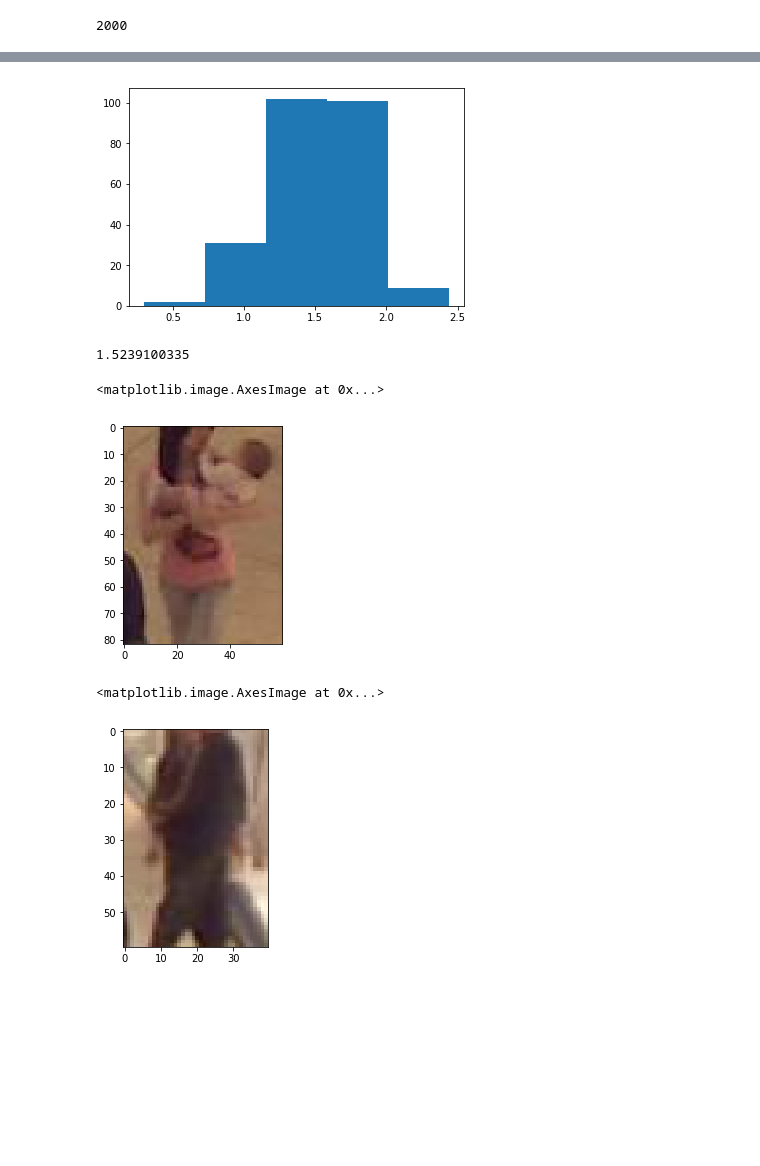
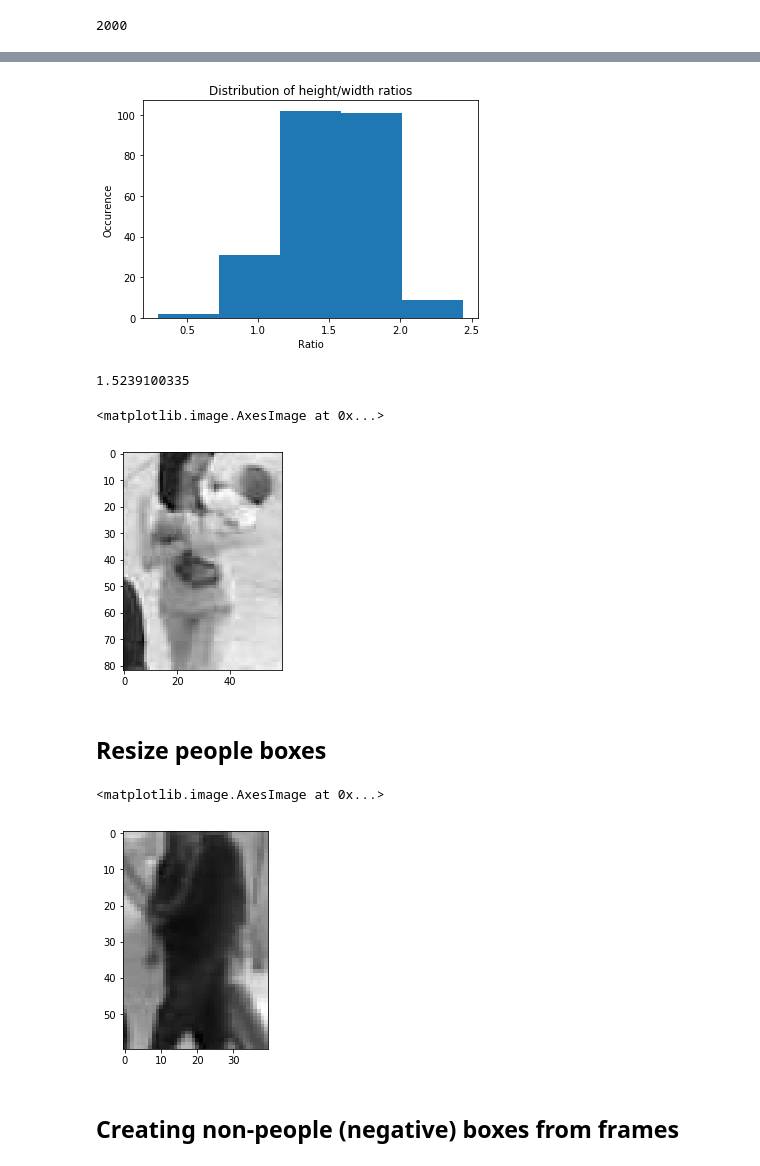
Before and after one commit to KarineMellata/ECSE415_FinalProject, a Jupyter notebook: Part2.ipynb, the cells around one changed output, grey strips where cells are left out. Saved outputs shown, nothing was run; the diff lists cells and outputs as text; code cells hidden in the pictures; blank space fills up the shorter version.

```diff
--- a/Part2.ipynb
+++ b/Part2.ipynb
@@ -31,7 +33,7 @@ def read_image(number, display=False):
     img = cv2.imread(path, cv2.IMREAD_UNCHANGED)
     img = cv2.cvtColor(img, cv2.COLOR_BGR2GRAY)
     if display:
-        plt.imshow(img)
+        plt.imshow(img, cmap='gray')
     return img
 
 read_image(22, display=True)
@@ -65,10 +59,10 @@ print(len(frames))
 # %%
 people_boxes = genfromtxt('./people_rectangles.csv', dtype=int, delimiter=',', skip_header=1)
 # %%
-list_boxes = []
+list_people_boxes = []
 for b in people_boxes:
     idx, x, y, w, h = b
     img = frames[idx-1]
     cropped_img = img[y:y+h,x:x+w]
-    list_boxes.append(cropped_img)
+    list_people_boxes.append(cropped_img)
 # %%
@@ -90,18 +90,23 @@ print(mean(width))
 # %%
 # Shape distribution
 # Maping 100 height to width ratio
-ratios = [(float) (list_boxes[i].shape[0])/(list_boxes[i].shape[1]) for i in range(0, 250) if (list_boxes[i].shape[1]) != 0]
+ratios = [(float) (list_people_boxes[i].shape[0])/(list_people_boxes[i].shape[1]) for i in range(0, 250) if (list_people_boxes[i].shape[1]) != 0]
 plt.hist(ratios, bins=5)
+plt.title("Distribution of height/width ratios")
+plt.xlabel("Ratio")
+plt.ylabel("Occurence")
 plt.show()
 print(mean(ratios))
 # %% [output]
-[figure, old version]
+[figure, new version]
 1.5239100335
 # %%
-plt.imshow(list_boxes[3])
+plt.imshow(list_people_boxes[3], cmap='gray')
 # %% [output]
 <matplotlib.image.AxesImage at 0x...>
-[figure, old version]
+[figure, new version]
+# %% [markdown]
+## Resize people boxes
 # %%
 resized_imgs = []
 dim = (40, 60)
@@ -111,9 +116,11 @@ for l in list_boxes:
         resized_img = cv2.resize(l, dim, interpolation = cv2.INTER_AREA)
         resized_imgs.append(resized_img)
 # %%
-plt.imshow(resized_imgs[50])
+plt.imshow(resized_imgs[50], cmap='gray')
 # %% [output]
 <matplotlib.image.AxesImage at 0x...>
-[figure, old version]
+[figure, new version]
+# %% [markdown]
+## Creating non-people (negative) boxes from frames
 # %%
 def create_negatives():
```
Also changed, not shown: parts of 44 cells of this notebook.
